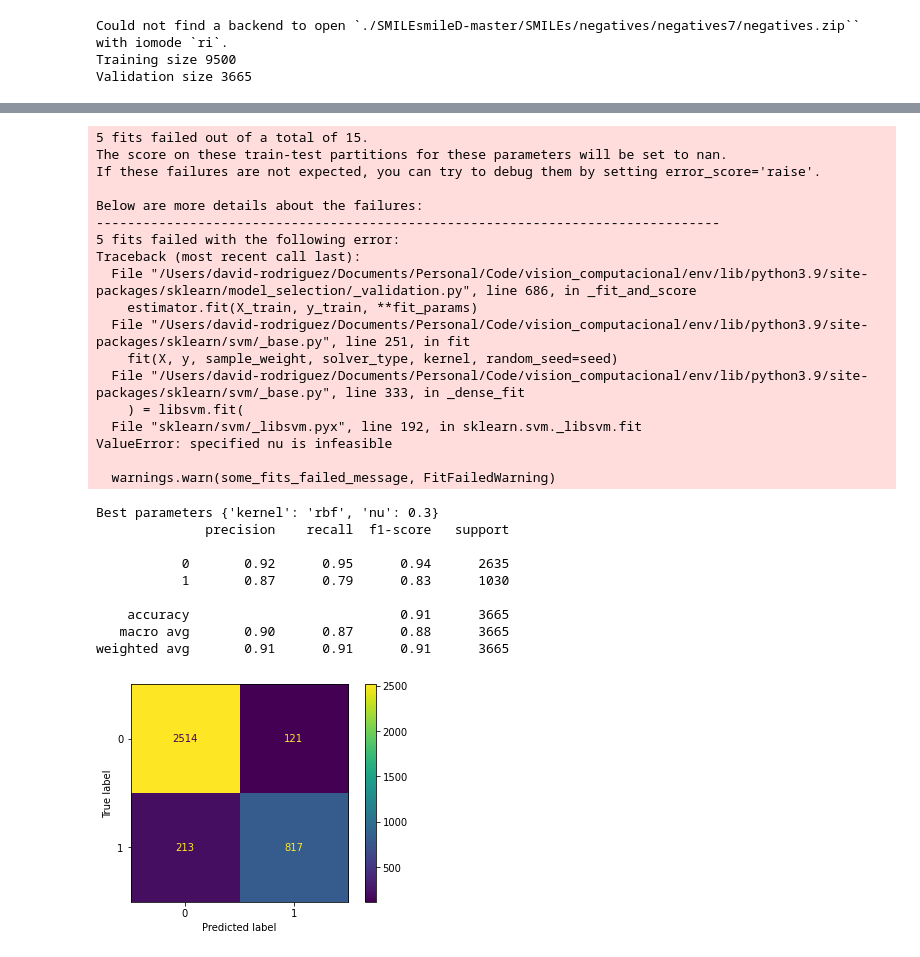
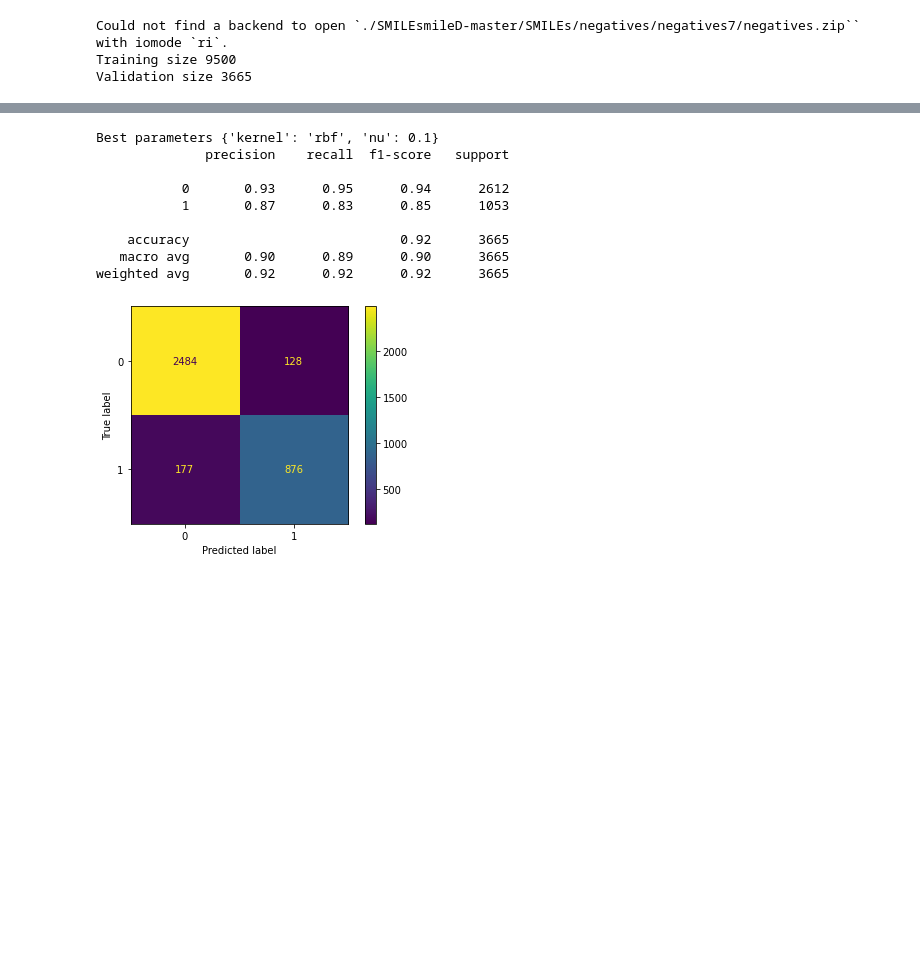
Before and after one commit to Darova93/vision-computacional, a Jupyter notebook: practica_6/practica_6.ipynb, the cells around one changed output, grey strips where cells are left out. Drawn from its saved outputs; the diff is of its cells as text; code cells hidden in the pictures; blank space fills up the shorter version.

Commit message:
Added last change

```diff
--- a/practica_6/practica_6.ipynb
+++ b/practica_6/practica_6.ipynb
@@ -73,7 +73,7 @@ def generate_model(training, classifier, param_grid):
     X = np.stack(training[:, 2])
     Y = np.stack(training[:, 1])
 
-    model = GridSearchCV(estimator=classifier(), param_grid=param_grid)
+    model = GridSearchCV(estimator=classifier(dual=False), param_grid=param_grid)
     model.fit(X, Y)
     print(f"Best parameters {model.best_params_}")
 
@@ -109,40 +109,22 @@ weighted avg       0.91      0.91      0.91      3665
 # %%
 from sklearn.svm import NuSVC
 
 nu_svc_model = generate_model(training, NuSVC, {
     "kernel": ["rbf"],
-    "nu": [0.3, 0.5, 0.6],
+    "nu": [0.1, 0.3, 0.4],
 })
 get_metrics(validation, nu_svc_model)
 # %% [output]
-5 fits failed out of a total of 15.
-The score on these train-test partitions for these parameters will be set to nan.
-If these failures are not expected, you can try to debug them by setting error_score='raise'.
+Best parameters {'kernel': 'rbf', 'nu': 0.1}
+              precision    recall  f1-score   support
 
-Below are more details about the failures:
---------------------------------------------------------------------------------
-5 fits failed with the following error:
-Traceback (most recent call last):
-  File "/Users/david-rodriguez/Documents/Personal/Code/vision_computacional/env/lib/python3.9/site-packages/sklearn/model_selection/_validation.py", line 686, in _fit_and_score
-    estimator.fit(X_train, y_train, **fit_params)
-  File "/Users/david-rodriguez/Documents/Personal/Code/vision_computacional/env/lib/python3.9/site-packages/sklearn/svm/_base.py", line 251, in fit
-    fit(X, y, sample_weight, solver_type, kernel, random_seed=seed)
-  File "/Users/david-rodriguez/Documents/Personal/Code/vision_computacional/env/lib/python3.9/site-packages/sklearn/svm/_base.py", line 333, in _dense_fit
-    ) = libsvm.fit(
-  File "sklearn/svm/_libsvm.pyx", line 192, in sklearn.svm._libsvm.fit
-ValueError: specified nu is infeasible
+           0       0.93      0.95      0.94      2612
+           1       0.87      0.83      0.85      1053
 
-  warnings.warn(some_fits_failed_message, FitFailedWarning)
+    accuracy                           0.92      3665
+   macro avg       0.90      0.89      0.90      3665
+weighted avg       0.92      0.92      0.92      3665
-Best parameters {'kernel': 'rbf', 'nu': 0.3}
-              precision    recall  f1-score   support
-
-           0       0.92      0.95      0.94      2635
-           1       0.87      0.79      0.83      1030
-
-    accuracy                           0.91      3665
-   macro avg       0.90      0.87      0.88      3665
-weighted avg       0.91      0.91      0.91      3665
-[figure, old version]
+[figure, new version]
 # %%
 from sklearn.svm import LinearSVC
 
```
Also changed, not shown: parts of 3 cells of this notebook.
